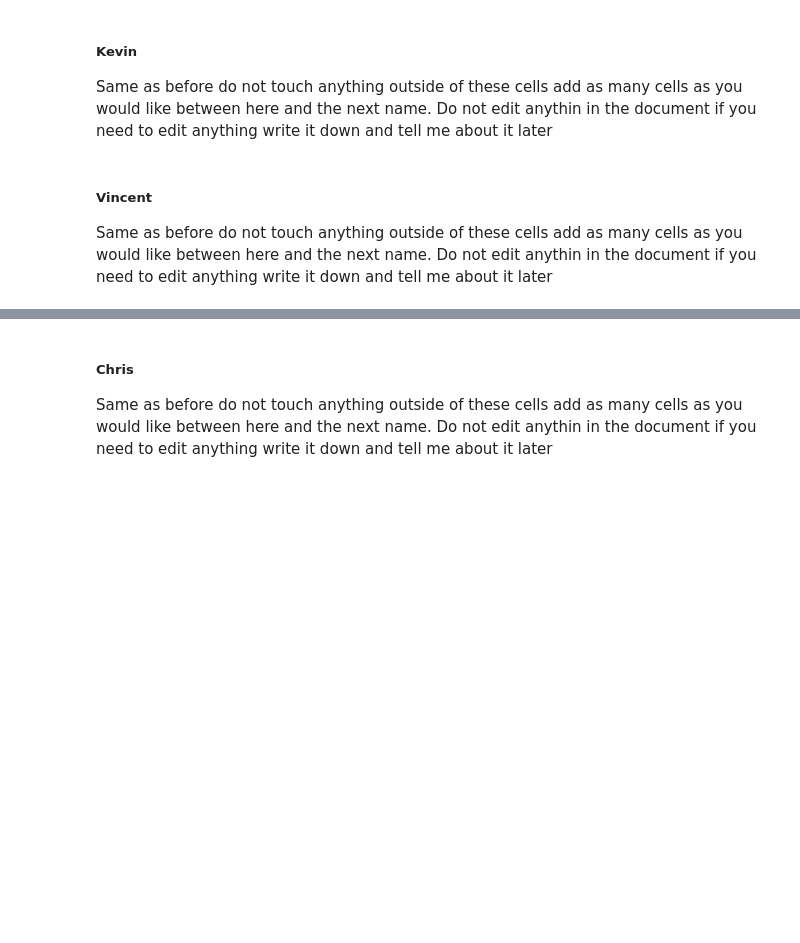
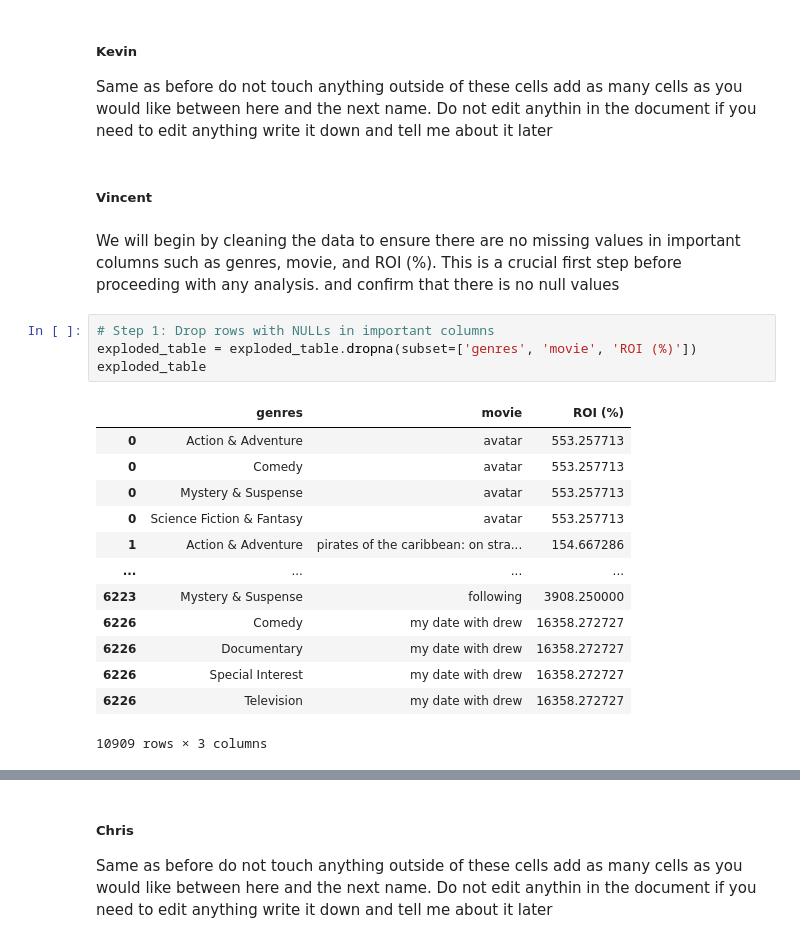
Before and after one commit to Tdoggie/phase-2-project, a Jupyter notebook: index.ipynb, the cells around one changed output, grey strips where cells are left out. Saved outputs shown, nothing was run; the diff lists cells and outputs as text; blank space fills up the shorter version.

```diff
--- a/index.ipynb
+++ b/index.ipynb
@@ -649,6 +692,26 @@ this markdown cell is just as a reminder when you start the work you can remove
 # %% [markdown]
 ##### Kevin
 Same as before do not touch anything outside of these cells add as many cells as you would like between here and the next name. Do not edit anythin in the document if you need to edit anything write it down and tell me about it later
-# %% [markdown]
-##### Vincent
-Same as before do not touch anything outside of these cells add as many cells as you would like between here and the next name. Do not edit anythin in the document if you need to edit anything write it down and tell me about it later
+# %% [markdown]
+##### Vincent
+# %% [markdown]
+We will begin by cleaning the data to ensure there are no missing values in important columns such as genres, movie, and ROI (%). This is a crucial first step before proceeding with any analysis.
+and confirm that there is no null values
+# %%
+# Step 1: Drop rows with NULLs in important columns
+exploded_table = exploded_table.dropna(subset=['genres', 'movie', 'ROI (%)'])
+exploded_table
+# %% [output]
+|  | genres | movie | ROI (%) |
+| 0 | Action & Adventure | avatar | 553.257713 |
+| 0 | Comedy | avatar | 553.257713 |
+| 0 | Mystery & Suspense | avatar | 553.257713 |
+| 0 | Science Fiction & Fantasy | avatar | 553.257713 |
+| 1 | Action & Adventure | pirates of the caribbean: on stra... | 154.667286 |
+| ... | ... | ... | ... |
+| 6223 | Mystery & Suspense | following | 3908.250000 |
+| 6226 | Comedy | my date with drew | 16358.272727 |
+| 6226 | Documentary | my date with drew | 16358.272727 |
+| 6226 | Special Interest | my date with drew | 16358.272727 |
+| 6226 | Television | my date with drew | 16358.272727 |
+10909 rows × 3 columns
```
Also changed, not shown: parts of 17 cells of this notebook.
